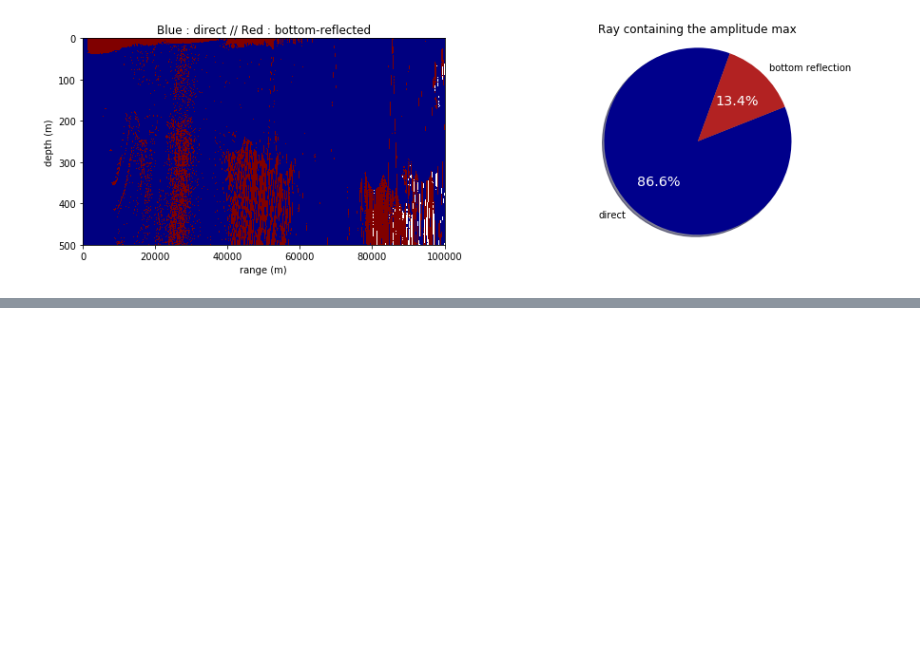
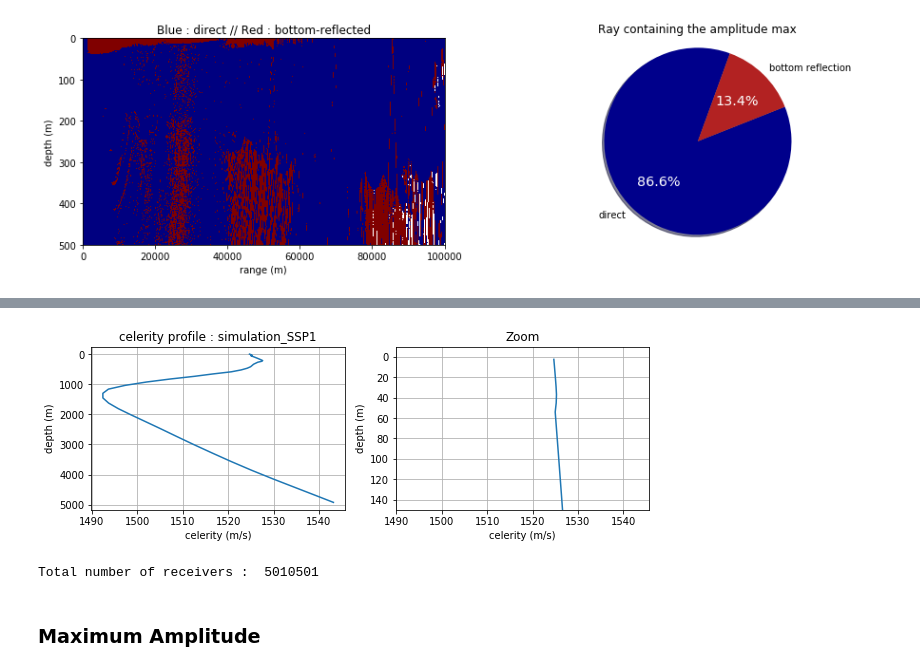
Before and after one commit to ponchama/Cognac_Acoustique, a Jupyter notebook: Bellhop/Direct_or_not.ipynb, the cells around one changed output, grey strips where cells are left out. Cells and saved outputs as stored; diff of their text form; code cells hidden in the pictures; blank space fills up the shorter version.

```diff
--- a/Bellhop/Direct_or_not.ipynb
+++ b/Bellhop/Direct_or_not.ipynb
@@ -206,0 +207,3 @@ s.plot_direct(Pos4, Dir4_first)
+# %%
+g = bellhop({'gs': {'datadir': '/home/datawork-lops-osi/jgula/NESED/', 'lon': -66.6, \
+                    'lat': 36., 'plot_map': False, 'contour':False}}, zmax = 4900)
@@ -206,0 +218,5 @@ s.plot_direct(Pos4, Dir4_first)
+# %%
+issp=0
+g.plotssp('gs', Issp=issp)
+# %% [output]
+[figure, added]
@@ -206,0 +225,9 @@ s.plot_direct(Pos4, Dir4_first)
+# %%
+Nsd = np.shape(Pos_gs_666_36['s']['depth'])[0]
+Nrd = np.shape(Pos_gs_666_36['r']['depth'])[0]
+Nrr = np.shape(Pos_gs_666_36['r']['range'])[0]
+print ('Total number of receivers : ', Nrr*Nrd)
+# %% [output]
+Total number of receivers :  5010501
+# %% [markdown]
+### Maximum Amplitude
```
Also changed, not shown: parts of 20 cells of this notebook.
